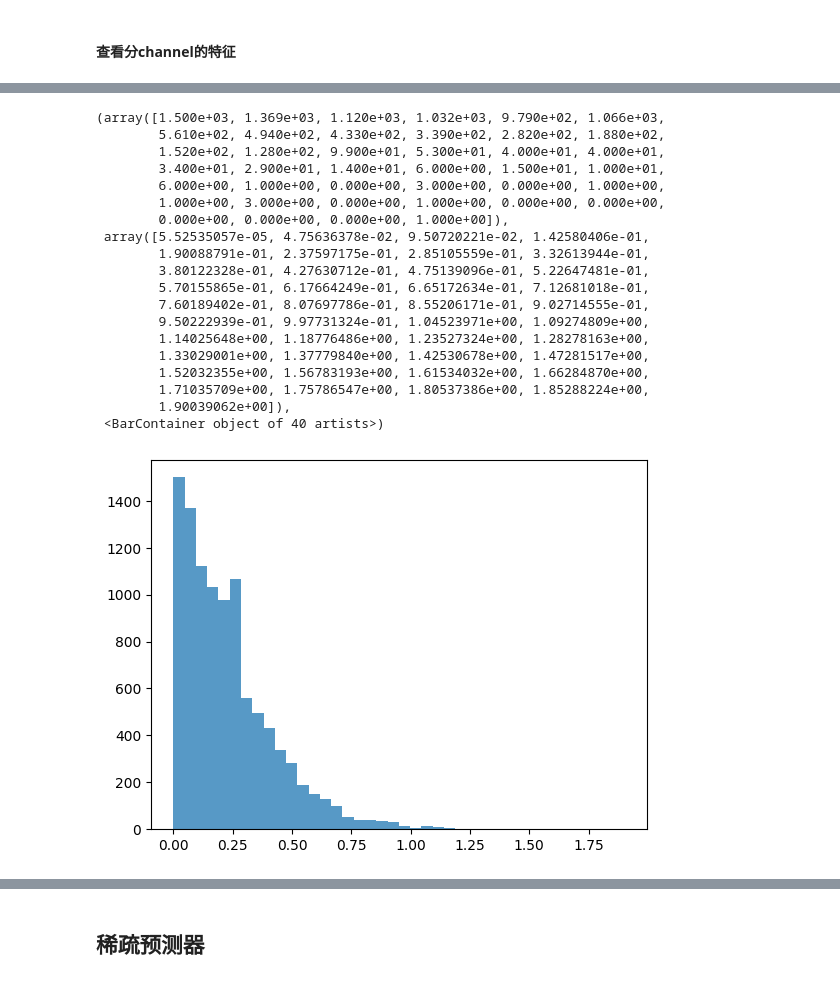
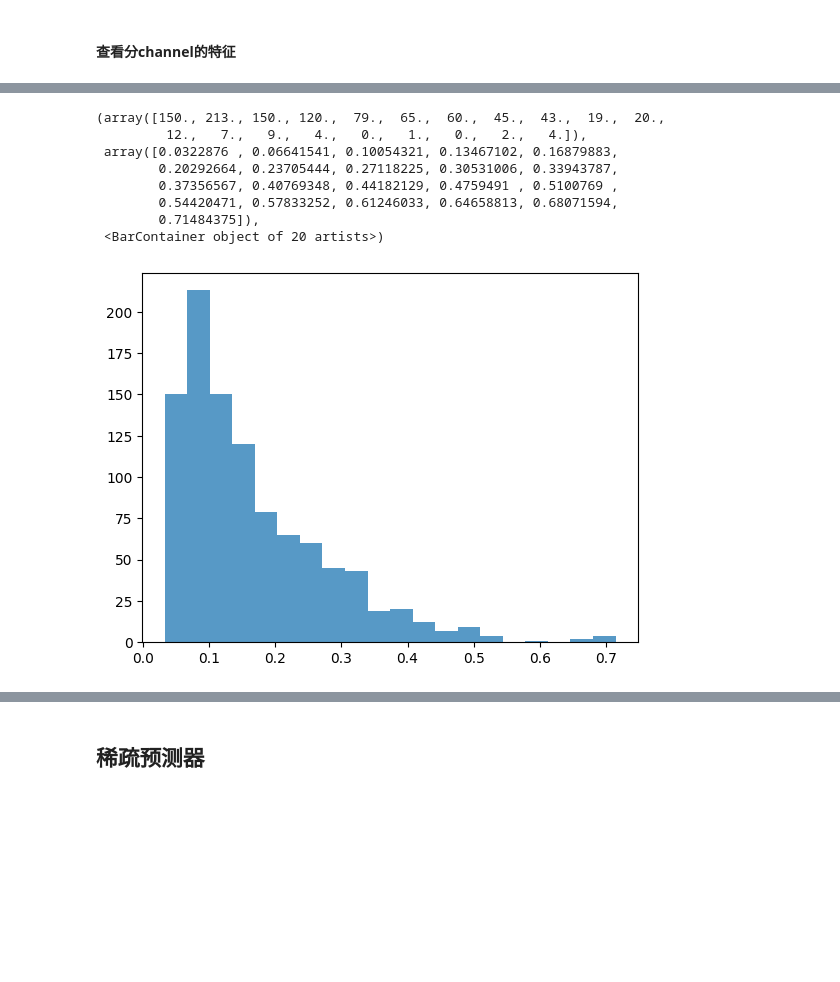
Before and after one commit to zju-stu-lizheng/On-the-Fly_MoE, a Jupyter notebook: predictor.ipynb, the cells around one changed output, grey strips where cells are left out. Drawn from its saved outputs; the diff is of its cells as text; code cells hidden in the pictures; blank space fills up the shorter version.

```diff
--- a/predictor.ipynb
+++ b/predictor.ipynb
@@ -580,7 +580,7 @@ gate_sparsity: 0.2, up_sparsity: 0.3
 from torch import nn
 import torch.nn.init as init
 import os
-os.environ["CUDA_VISIBLE_DEVICES"] = "1"
+os.environ["CUDA_VISIBLE_DEVICES"] = "2"
 
 from torch.utils.tensorboard import SummaryWriter
 from torch.cuda.amp import GradScaler, autocast
@@ -591,7 +591,7 @@ import json
 
 with open('path.json', 'r') as file:
     paths = json.load(file)
-    save_path = paths.get('gate_path','')
+    save_path = paths.get('channel_gate_path','')
 
 def load_datasets(layerid = 1, expertid = 0, startid=1, endid=4, use_x1 = False):
     datasets_x = []
@@ -600,7 +600,7 @@ def load_datasets(layerid = 1, expertid = 0, startid=1, endid=4, use_x1 = False)
     for fileid in range(startid, endid):
         # print(fileid)
         # 加一个map_location
-        d = torch.load(f'{save_path}/{fileid}-{layerid}-more.pth', map_location=lambda storage, loc: storage.cuda(0))
+        d = torch.load(f'{save_path}/{fileid}-{layerid}-gate.pth', map_location=lambda storage, loc: storage.cuda(0))
         datasets_x.append(d[0])
         if use_x1:
             datasets_x1.append(d[1])
@@ -640,6 +640,3 @@ class CustomDataset(Dataset):
             return self.data_x[idx],self.data_y[idx]
 # %% [markdown]
 #### 查看分channel的特征
-# %%
-layerid = 16
-dataset = CustomDataset(layerid, startid=1, endid=2)
@@ -670,0 +702,25 @@ tensor(265, device='cuda:0')
+# %%
+layerid = 22
+dataset = CustomDataset(layerid, startid=1, endid=2)
+import torch
+### 遍历所有的数据集,计算每个位置的中位数
+counts = 300
+dim = dataset[0][1].shape[0]
+
+# 创建一个列表,每个位置存储该位置所有非0值
+nonzero_values = [[] for _ in range(dim)]
+
+# 收集所有非0值
+for i in range(counts):
+    values = torch.abs(dataset[i][1])
+    for j in range(dim):
+        if values[j] != 0:
+            nonzero_values[j].append(values[j].item())
+
+# 计算每个位置非0值的中位数
+median_values = torch.zeros(dim, device=dataset[0][1].device)
+for i in range(dim):
+    if len(nonzero_values[i]) > 0:
+        median_values[i] = torch.tensor(sorted(nonzero_values[i])[len(nonzero_values[i])//2])
+    else:
+        median_values[i] = 0
@@ -671,40 +741,30 @@ tensor(265, device='cuda:0')
 # %%
 import math
 ### 遍历所有的数据集
-index = 265
-counts = 10000
+index = 14070
+counts = 2000
 updata_list = []
 
 for i in range(counts):
     up_data = dataset[i][1]
-    updata_list.append(math.fabs(up_data[index]))
+    if up_data[index] != 0:
+        updata_list.append(math.fabs(up_data[index]))
     # break
 
 import matplotlib.pyplot as plt
 ### 画一个频次图
-plt.hist(updata_list, bins=40, alpha=0.75, log=False)
+plt.hist(updata_list, bins=20, alpha=0.75, log=False)
 # plt.plot(updata_list)
 # %% [output]
-(array([1.500e+03, 1.369e+03, 1.120e+03, 1.032e+03, 9.790e+02, 1.066e+03,
-        5.610e+02, 4.940e+02, 4.330e+02, 3.390e+02, 2.820e+02, 1.880e+02,
-        1.520e+02, 1.280e+02, 9.900e+01, 5.300e+01, 4.000e+01, 4.000e+01,
-        3.400e+01, 2.900e+01, 1.400e+01, 6.000e+00, 1.500e+01, 1.000e+01,
-        6.000e+00, 1.000e+00, 0.000e+00, 3.000e+00, 0.000e+00, 1.000e+00,
-        1.000e+00, 3.000e+00, 0.000e+00, 1.000e+00, 0.000e+00, 0.000e+00,
-        0.000e+00, 0.000e+00, 0.000e+00, 1.000e+00]),
- array([5.52535057e-05, 4.75636378e-02, 9.50720221e-02, 1.42580406e-01,
-        1.90088791e-01, 2.37597175e-01, 2.85105559e-01, 3.32613944e-01,
-        3.80122328e-01, 4.27630712e-01, 4.75139096e-01, 5.22647481e-01,
-        5.70155865e-01, 6.17664249e-01, 6.65172634e-01, 7.12681018e-01,
-        7.60189402e-01, 8.07697786e-01, 8.55206171e-01, 9.02714555e-01,
-        9.50222939e-01, 9.97731324e-01, 1.04523971e+00, 1.09274809e+00,
-        1.14025648e+00, 1.18776486e+00, 1.23527324e+00, 1.28278163e+00,
-        1.33029001e+00, 1.37779840e+00, 1.42530678e+00, 1.47281517e+00,
-        1.52032355e+00, 1.56783193e+00, 1.61534032e+00, 1.66284870e+00,
-        1.71035709e+00, 1.75786547e+00, 1.80537386e+00, 1.85288224e+00,
-        1.90039062e+00]),
- <BarContainer object of 40 artists>)
+(array([150., 213., 150., 120.,  79.,  65.,  60.,  45.,  43.,  19.,  20.,
+         12.,   7.,   9.,   4.,   0.,   1.,   0.,   2.,   4.]),
+ array([0.0322876 , 0.06641541, 0.10054321, 0.13467102, 0.16879883,
+        0.20292664, 0.23705444, 0.27118225, 0.30531006, 0.33943787,
+        0.37356567, 0.40769348, 0.44182129, 0.4759491 , 0.5100769 ,
+        0.54420471, 0.57833252, 0.61246033, 0.64658813, 0.68071594,
+        0.71484375]),
+ <BarContainer object of 20 artists>)
-[figure, old version]
+[figure, new version]
 # %%
 import math
 ### 遍历所有的数据集
```
Also changed, not shown: parts of 9 cells of this notebook, 2 other files.
